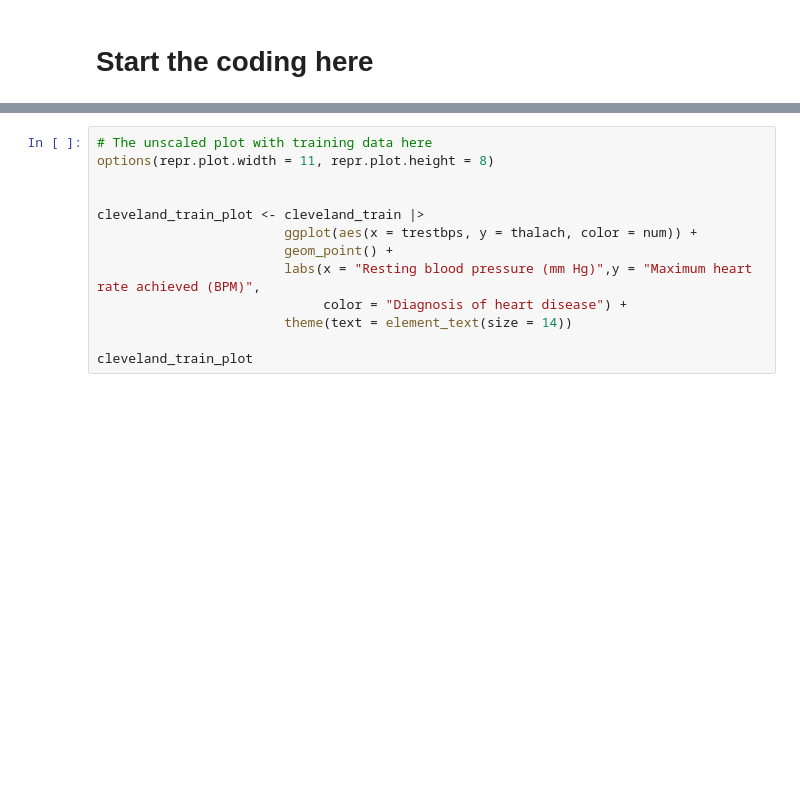
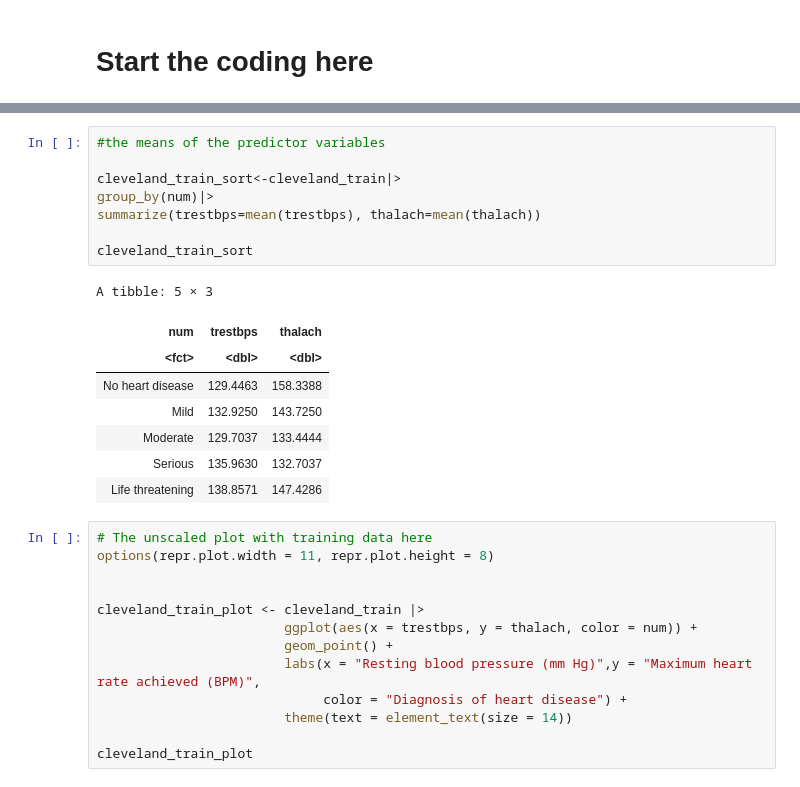
Before and after one commit to VivianFung2005/DSCI-100-s1-project-2024, a Jupyter notebook: project_proposal.ipynb, the cells around one changed output, grey strips where cells are left out. Drawn from its saved outputs; the diff is of its cells as text; blank space fills up the shorter version.

```diff
--- a/project_proposal.ipynb
+++ b/project_proposal.ipynb
@@ -124,6 +125,23 @@ A data.frame: 226 × 3
 | 128 | 130 | Serious |
 | 164 | 90 | Serious |
 | 130 | 115 | Serious |
+# %%
+#the means of the predictor variables
+
+cleveland_train_sort<-cleveland_train|>
+group_by(num)|>
+summarize(trestbps=mean(trestbps), thalach=mean(thalach))
+
+cleveland_train_sort
+# %% [output]
+A tibble: 5 × 3
+| num | trestbps | thalach |
+| <fct> | <dbl> | <dbl> |
+| No heart disease | 129.4463 | 158.3388 |
+| Mild | 132.9250 | 143.7250 |
+| Moderate | 129.7037 | 133.4444 |
+| Serious | 135.9630 | 132.7037 |
+| Life threatening | 138.8571 | 147.4286 |
 # %%
 # The unscaled plot with training data here
 options(repr.plot.width = 11, repr.plot.height = 8)
```
Also changed, not shown: parts of 3 cells of this notebook.
